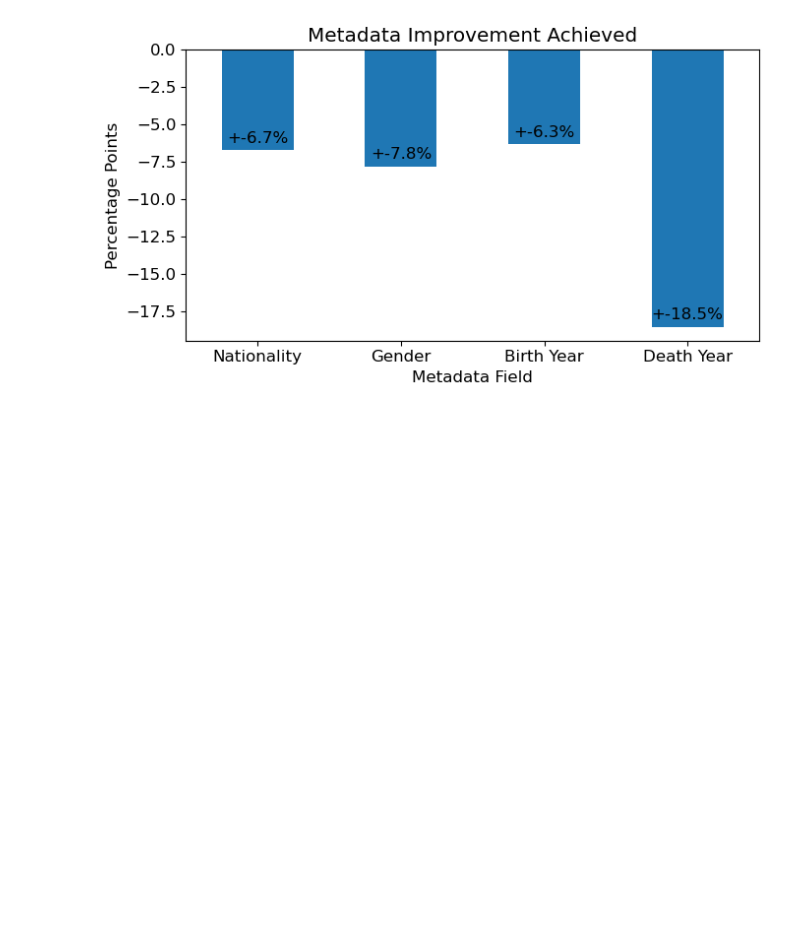
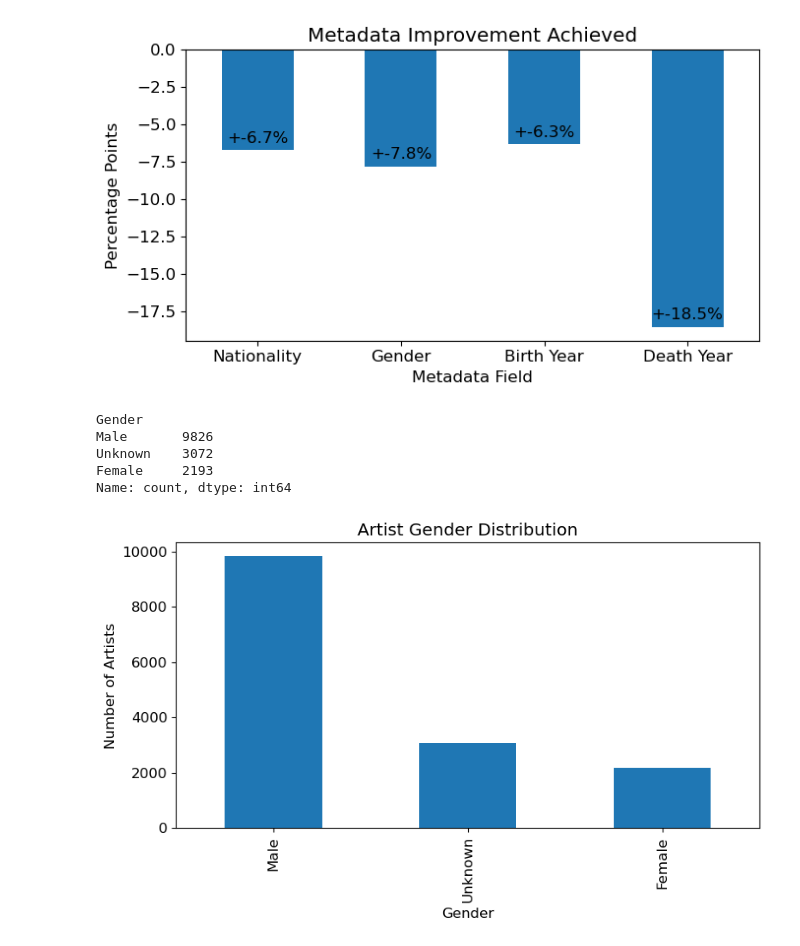
Before and after one commit to daniellimani/openproject-SoSe-2026, a Jupyter notebook: notebook/final_results_and_analysis.ipynb, the cells around one changed output. Drawn from its saved outputs; the diff is of its cells as text; code cells hidden in the pictures; blank space fills up the shorter version.

```diff
--- a/notebook/final_results_and_analysis.ipynb
+++ b/notebook/final_results_and_analysis.ipynb
@@ -485,3 +485,45 @@ plt.tight_layout()
 plt.show()
 # %% [output]
 [figure]
+# %%
+# Standardize Gender values
+
+artists["Gender"] = (
+    artists["Gender"]
+    .astype(str)
+    .str.strip()
+    .str.title()
+)
+
+artists["Gender"] = artists["Gender"].replace({
+    "Nan": "Unknown",
+    "": "Unknown"
+})
+# %%
+artists["Gender"].value_counts()
+# %% [output]
+Gender
+Male       9826
+Unknown    3072
+Female     2193
+Name: count, dtype: int64
+# %%
+artists["Gender"] = (
+    artists["Gender"]
+    .astype(str)
+    .str.strip()
+    .str.title()
+)
+# %%
+artists["Gender"]\
+    .value_counts()\
+    .plot(kind="bar", figsize=(8,5))
+
+plt.title("Artist Gender Distribution")
+plt.xlabel("Gender")
+plt.ylabel("Number of Artists")
+
+plt.tight_layout()
+plt.show()
+# %% [output]
+[figure, added]
```
